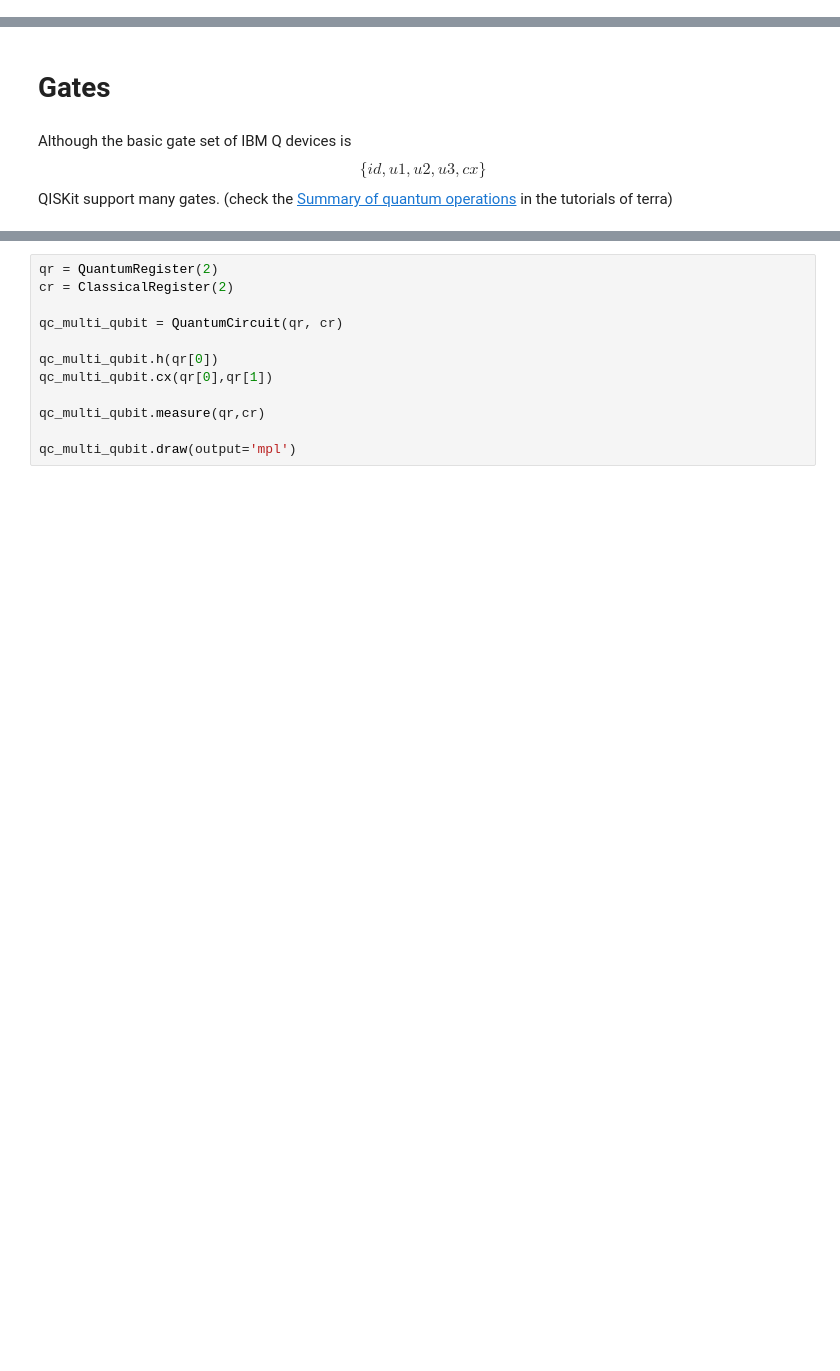
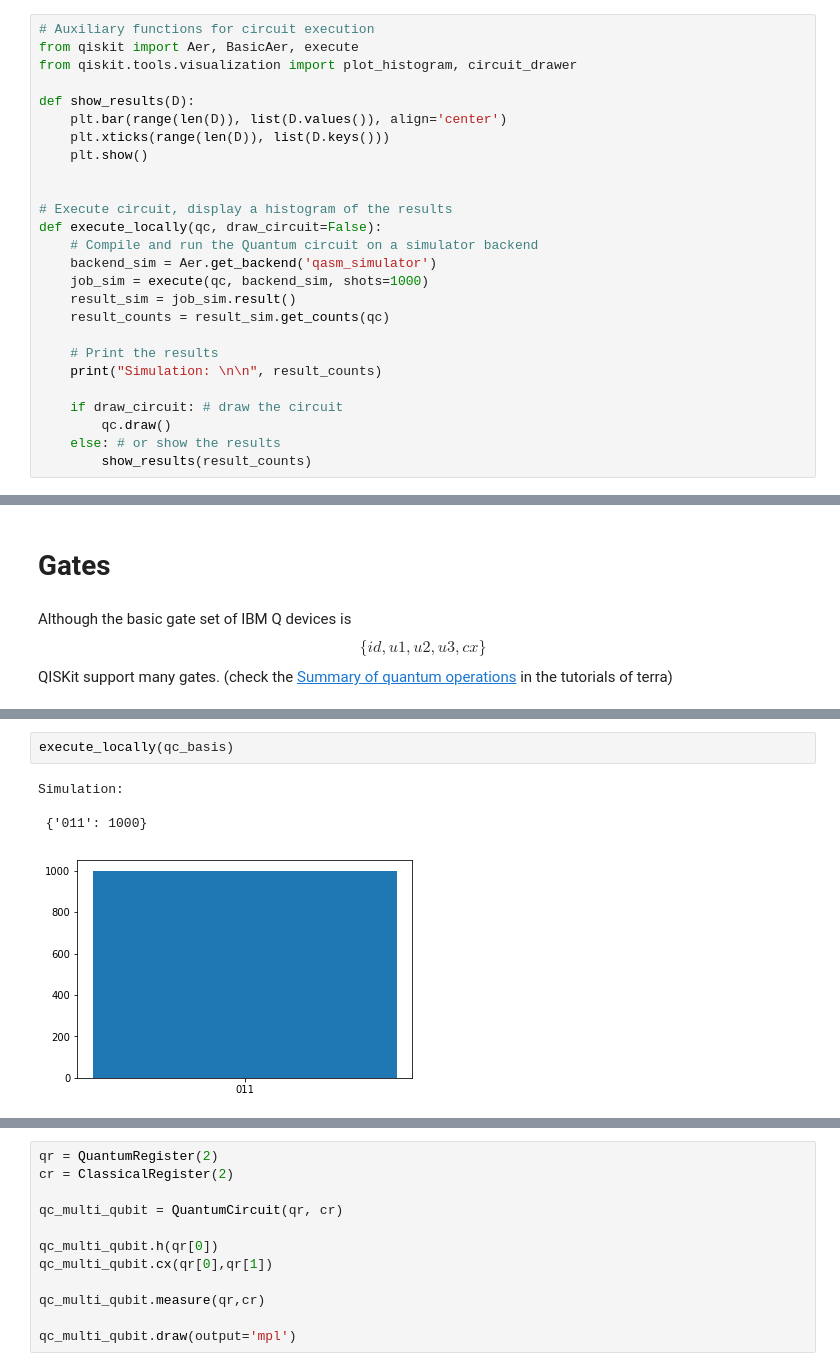
Before and after one commit to afonsofr/Qiskit_hands_on, a Jupyter notebook: basics.ipynb, the cells around one changed output, grey strips where cells are left out. Drawn from its saved outputs; the diff is of its cells as text; blank space fills up the shorter version.

```diff
--- a/basics.ipynb
+++ b/basics.ipynb
@@ -123,6 +123,32 @@ from math import pi
 # %%
 # Relevant QISKit modules
 from qiskit import QuantumCircuit, ClassicalRegister, QuantumRegister
+# %%
+# Auxiliary functions for circuit execution
+from qiskit import Aer, BasicAer, execute
+from qiskit.tools.visualization import plot_histogram, circuit_drawer
+
+def show_results(D):
+    plt.bar(range(len(D)), list(D.values()), align='center')
+    plt.xticks(range(len(D)), list(D.keys()))
+    plt.show()
+
+
+# Execute circuit, display a histogram of the results
+def execute_locally(qc, draw_circuit=False):
+    # Compile and run the Quantum circuit on a simulator backend
+    backend_sim = Aer.get_backend('qasm_simulator')
+    job_sim = execute(qc, backend_sim, shots=1000)
+    result_sim = job_sim.result()
+    result_counts = result_sim.get_counts(qc)
+
+    # Print the results
+    print("Simulation: \n\n", result_counts)
+
+    if draw_circuit: # draw the circuit
+        qc.draw()
+    else: # or show the results
+        show_results(result_counts)
 # %%
 # Create registers
 qr = QuantumRegister(2)
@@ -218,6 +257,13 @@ qc_basis.measure(qr,cr)
 qc_basis.draw(output='mpl')
 # %% [output]
 [figure]
+# %%
+execute_locally(qc_basis)
+# %% [output]
+Simulation:
+
+ {'011': 1000}
+[figure, added]
 # %% [markdown]
 ## CNOT and other multi-qubit operations
 
```
Also changed, not shown: parts of 7 cells of this notebook, 3 other files.
